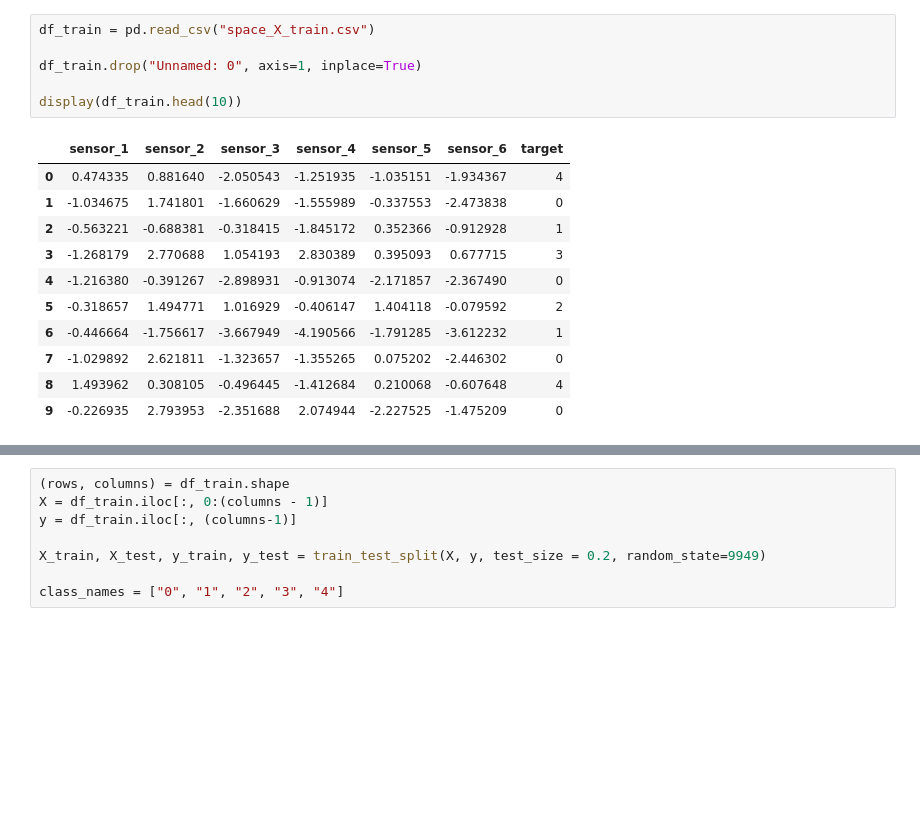
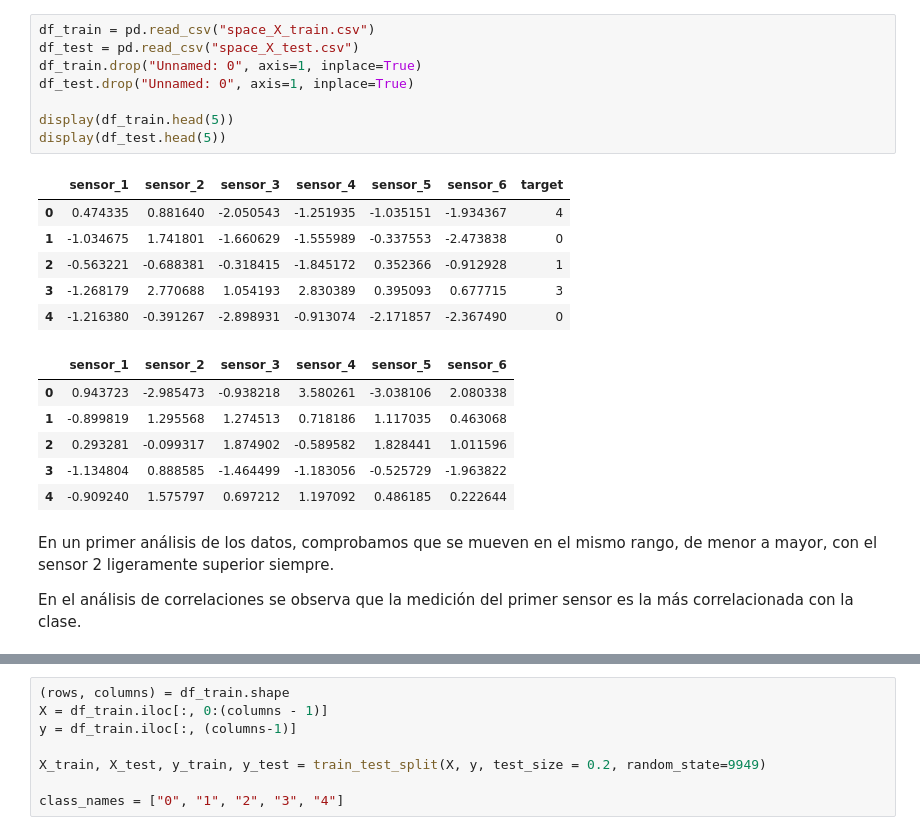
Before and after one commit to Bimo99B9/TalentSquad-I, a Jupyter notebook: main.ipynb, the cells around one changed output, grey strips where cells are left out. Drawn from its saved outputs; the diff is of its cells as text; blank space fills up the shorter version.

```diff
--- a/main.ipynb
+++ b/main.ipynb
@@ -26,21 +34,28 @@ from sklearn.tree import DecisionTreeClassifier
 # %%
 df_train = pd.read_csv("space_X_train.csv")
+df_test = pd.read_csv("space_X_test.csv")
+df_train.drop("Unnamed: 0", axis=1, inplace=True)
+df_test.drop("Unnamed: 0", axis=1, inplace=True)
 
-df_train.drop("Unnamed: 0", axis=1, inplace=True)
-
-display(df_train.head(10))
+display(df_train.head(5))
+display(df_test.head(5))
 # %% [output]
 |  | sensor_1 | sensor_2 | sensor_3 | sensor_4 | sensor_5 | sensor_6 | target |
 | 0 | 0.474335 | 0.881640 | -2.050543 | -1.251935 | -1.035151 | -1.934367 | 4 |
 | 1 | -1.034675 | 1.741801 | -1.660629 | -1.555989 | -0.337553 | -2.473838 | 0 |
 | 2 | -0.563221 | -0.688381 | -0.318415 | -1.845172 | 0.352366 | -0.912928 | 1 |
 | 3 | -1.268179 | 2.770688 | 1.054193 | 2.830389 | 0.395093 | 0.677715 | 3 |
 | 4 | -1.216380 | -0.391267 | -2.898931 | -0.913074 | -2.171857 | -2.367490 | 0 |
-| 5 | -0.318657 | 1.494771 | 1.016929 | -0.406147 | 1.404118 | -0.079592 | 2 |
-| 6 | -0.446664 | -1.756617 | -3.667949 | -4.190566 | -1.791285 | -3.612232 | 1 |
-| 7 | -1.029892 | 2.621811 | -1.323657 | -1.355265 | 0.075202 | -2.446302 | 0 |
-| 8 | 1.493962 | 0.308105 | -0.496445 | -1.412684 | 0.210068 | -0.607648 | 4 |
-| 9 | -0.226935 | 2.793953 | -2.351688 | 2.074944 | -2.227525 | -1.475209 | 0 |
+|  | sensor_1 | sensor_2 | sensor_3 | sensor_4 | sensor_5 | sensor_6 |
+| 0 | 0.943723 | -2.985473 | -0.938218 | 3.580261 | -3.038106 | 2.080338 |
+| 1 | -0.899819 | 1.295568 | 1.274513 | 0.718186 | 1.117035 | 0.463068 |
+| 2 | 0.293281 | -0.099317 | 1.874902 | -0.589582 | 1.828441 | 1.011596 |
+| 3 | -1.134804 | 0.888585 | -1.464499 | -1.183056 | -0.525729 | -1.963822 |
+| 4 | -0.909240 | 1.575797 | 0.697212 | 1.197092 | 0.486185 | 0.222644 |
+# %% [markdown]
+En un primer análisis de los datos, comprobamos que se mueven en el mismo rango, de menor a mayor, con el sensor 2 ligeramente superior siempre.
+
+En el análisis de correlaciones se observa que la medición del primer sensor es la más correlacionada con la clase.
 # %%
 display(df_train.describe())
 
```
Also changed, not shown: parts of 17 cells of this notebook, 2 other files.
